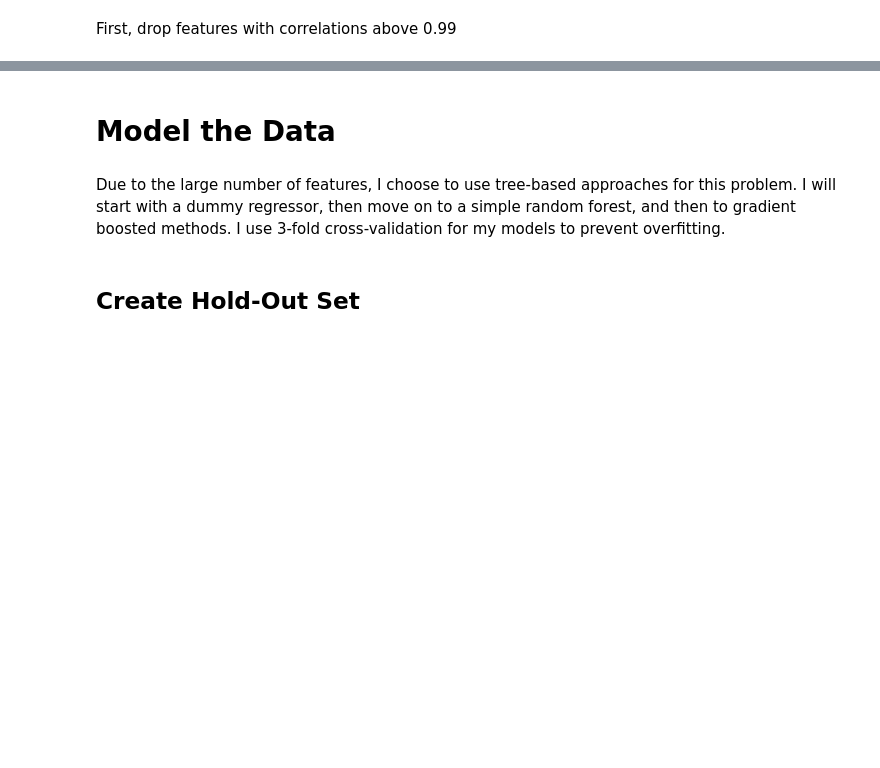
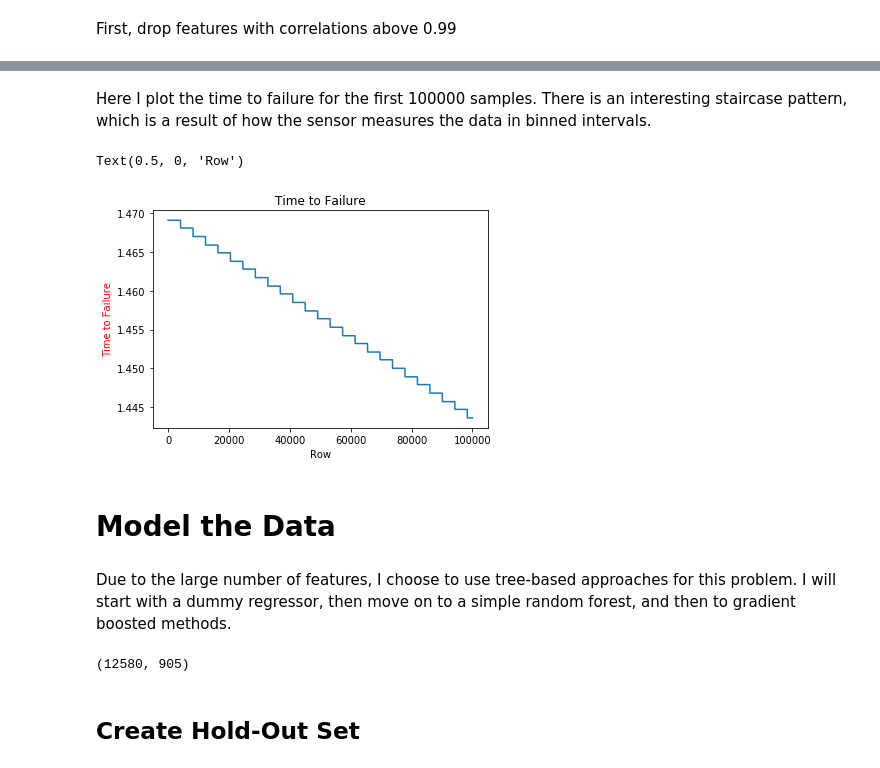
Before and after one commit to DavidBraslow/dsc-5-capstone-project-online-ds-sp-000, a Jupyter notebook: student.ipynb, the cells around one changed output, grey strips where cells are left out. Drawn from its saved outputs; the diff is of its cells as text; code cells hidden in the pictures; blank space fills up the shorter version.

```diff
--- a/student.ipynb
+++ b/student.ipynb
@@ -707,6 +740,17 @@ scaled_test_X.to_pickle("../dsc-5-capstone-project-online-ds-sp-000/scaled_test_
+# %% [markdown]
+Here I plot the time to failure for the first 100000 samples. There is an interesting staircase pattern, which is a result of how the sensor measures the data in binned intervals.
+# %%
+train_ttf_sample_df = train_df['time_to_failure'].values[:100000]
+plt.title('Time to Failure')
+plt.plot(train_ttf_sample_df)
+plt.ylabel('Time to Failure', color='r')
+plt.xlabel('Row')
+# %% [output]
+Text(0.5, 0, 'Row')
+[figure, added]
 # %% [markdown]
 
 # Model the Data
 # %% [markdown]
-Due to the large number of features, I choose to use tree-based approaches for this problem. I will start with a dummy regressor, then move on to a simple random forest, and then to gradient boosted methods. I use 3-fold cross-validation for my models to prevent overfitting.
+Due to the large number of features, I choose to use tree-based approaches for this problem. I will start with a dummy regressor, then move on to a simple random forest, and then to gradient boosted methods.
 # %%
@@ -716,3 +760,7 @@ scaled_test_X = pd.read_pickle("../dsc-5-capstone-project-online-ds-sp-000/scale
+# %%
+scaled_train_X.shape
+# %% [output]
+(12580, 905)
 # %% [markdown]
 ## Create Hold-Out Set
 # %%
```
Also changed, not shown: parts of 87 cells of this notebook, 3 other files.
